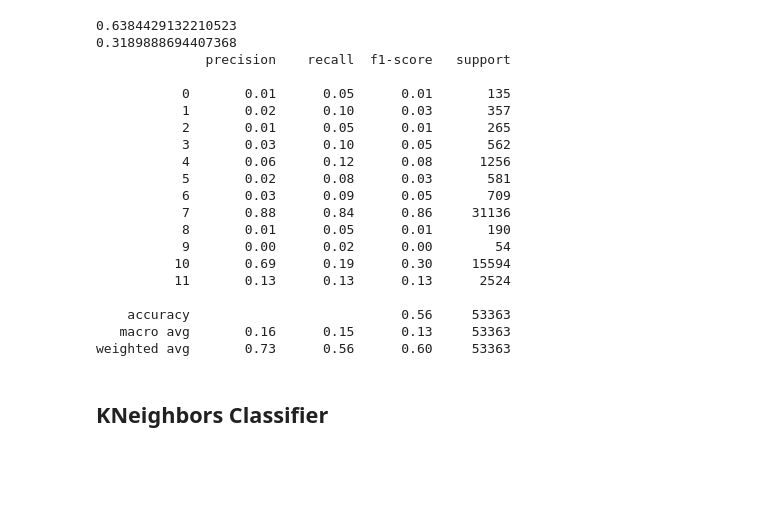
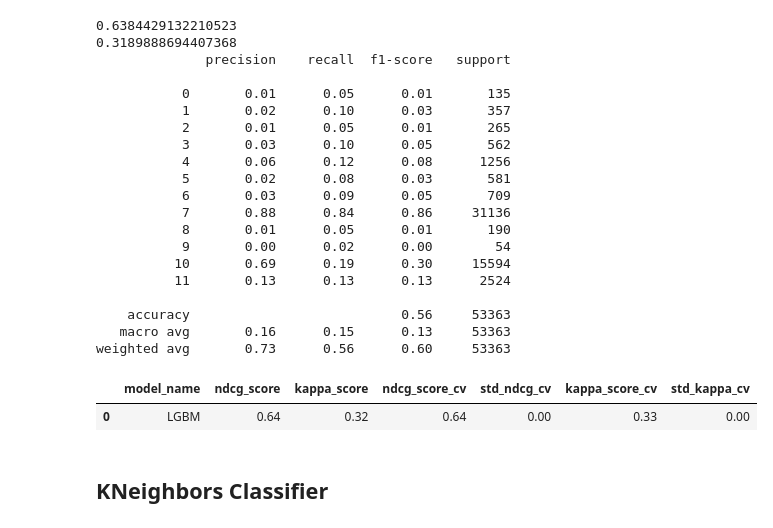
Before and after one commit to danillobarroscordeiro/airbnb_new_users_booking, a Jupyter notebook: notebooks/Untitled.ipynb, the cells around one changed output. Cells and saved outputs as stored; diff of their text form; code cells hidden in the pictures; blank space fills up the shorter version.

```diff
--- a/notebooks/Untitled.ipynb
+++ b/notebooks/Untitled.ipynb
@@ -805,7 +822,7 @@ y_test_matrix[np.arange(X_val.shape[0]), np.array(y_val)] = 1
 y_predicted_matrix = np.zeros(shape=(X_val.shape[0], y_val.unique().shape[0]) )
 y_predicted_matrix[np.arange(X_val.shape[0]),y_predicted_xgb] = 1
 
-ndcg_score_xgb = ndcg_score(y_true=y_test_matrix,y_score=y_predicted_matrix, k=5)
+ndcg_score_xgb = ndgc(y_true=y_test_matrix,y_score=y_predicted_matrix, k=5)
 kappa_score_xgb = cohen_kappa_score(y_val, y_predicted_xgb)
 print(ndcg_score_xgb)
 print(kappa_score_xgb)
@@ -850,7 +867,7 @@ for train_ix, test_ix in skf.split(X_train, y_train):
     y_predicted_matrix[np.arange(X_validation_cv.shape[0]),y_predicted_xgb_cv ] = 1
 
 
-    ndcg_score_xgb = ndcg_score(y_true=y_test_matrix,y_score=y_predicted_matrix, k=5)
+    ndcg_score_xgb = ndgc(y_true=y_test_matrix,y_score=y_predicted_matrix, k=5)
     kappa_xgb = cohen_kappa_score(y_validation_cv, y_predicted_xgb_cv)
     xgb_cv_ndcg.append(ndcg_score_xgb)
     xgb_cv_kappa.append(kappa_xgb)
@@ -908,34 +923,37 @@ skf = StratifiedKFold(n_splits=5)
 lgbm_cv_ndcg= []
 lgbm_cv_kappa = []
 for train_ix, test_ix in skf.split(X_train, y_train):
     X_train_cv, X_validation_cv = X_train.iloc[train_ix], X_train.iloc[test_ix]
     y_train_cv, y_validation_cv = y_train.iloc[train_ix], y_train.iloc[test_ix]
     lgbm_cv = lgbm.LGBMClassifier(n_jobs=-1,  random_state=42, class_weight='balanced', n_estimators=500,
                                               objective='multiclass').fit(X_train_cv,y_train_cv)
     y_predicted_lgbm_cv = lgbm_cv.predict(X_validation_cv)
 
     #Make matrix with ground truth and predicted probabilities
     y_test_matrix = np.zeros(shape=(X_validation_cv.shape[0], y_validation_cv.unique().shape[0] ) )
     y_test_matrix[np.arange(X_validation_cv.shape[0]), np.array(y_validation_cv)] = 1
 
     #Make matrix with ground truth and predicted probabilities
     y_predicted_matrix =  np.zeros(shape=(X_validation_cv.shape[0], y_validation_cv.unique().shape[0]) )
     y_predicted_matrix[np.arange(X_validation_cv.shape[0]),y_predicted_lgbm_cv ] = 1
 
 
-    ndcg_score_lgbm = ndcg_score(y_true=y_test_matrix,y_score=y_predicted_matrix, k=5)
+    ndcg_score_lgbm = ndgc(y_true=y_test_matrix,y_score=y_predicted_matrix, k=5)
     kappa_lgbm = cohen_kappa_score(y_validation_cv, y_predicted_lgbm_cv)
     lgbm_cv_ndcg.append(ndcg_score_lgbm)
     lgbm_cv_kappa.append(kappa_lgbm)
 
 lgbm_cv_ndcg_mean = np.mean(lgbm_cv_ndcg)
 lgbm_cv_ndcg_std = np.std(lgbm_cv_ndcg)
 lgbm_cv_kappa_mean = np.mean(lgbm_cv_kappa)
 lgbm_cv_kappa_std = np.std(lgbm_cv_kappa)
 
 lgbm_cv_result = pd.DataFrame({'model_name':'LGBM','ndcg_score':ndcg_score_lgbm ,'kappa_score':kappa_score_lgbm,'ndcg_score_cv': lgbm_cv_ndcg_mean,
                       'std_ndcg_cv':lgbm_cv_ndcg_std,'kappa_score_cv': lgbm_cv_kappa_mean,'std_kappa_cv':lgbm_cv_kappa_std}, index=[0])
 display(lgbm_cv_result)
+# %% [output]
+|  | model_name | ndcg_score | kappa_score | ndcg_score_cv | std_ndcg_cv | kappa_score_cv | std_kappa_cv |
+| 0 | LGBM | 0.64 | 0.32 | 0.64 | 0.00 | 0.33 | 0.00 |
 # %% [markdown]
 ## KNeighbors Classifier
 # %%
```
Also changed, not shown: parts of 13 cells of this notebook, 3 other files.
